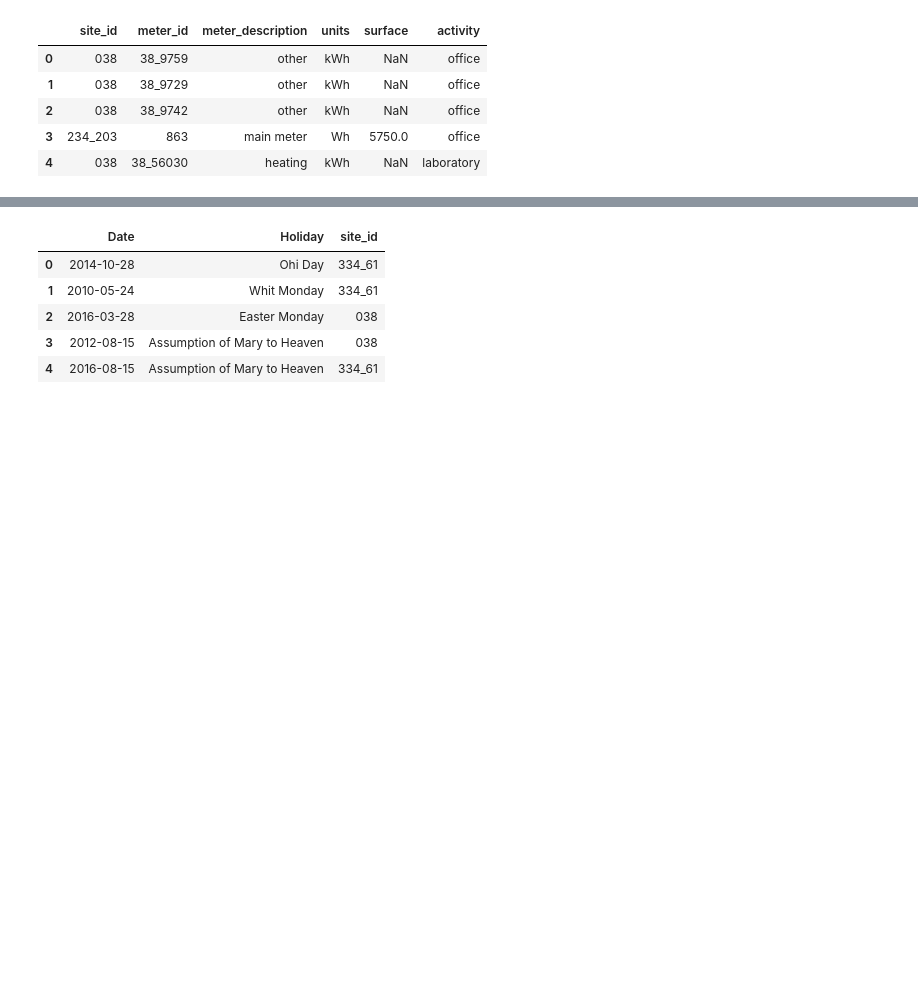
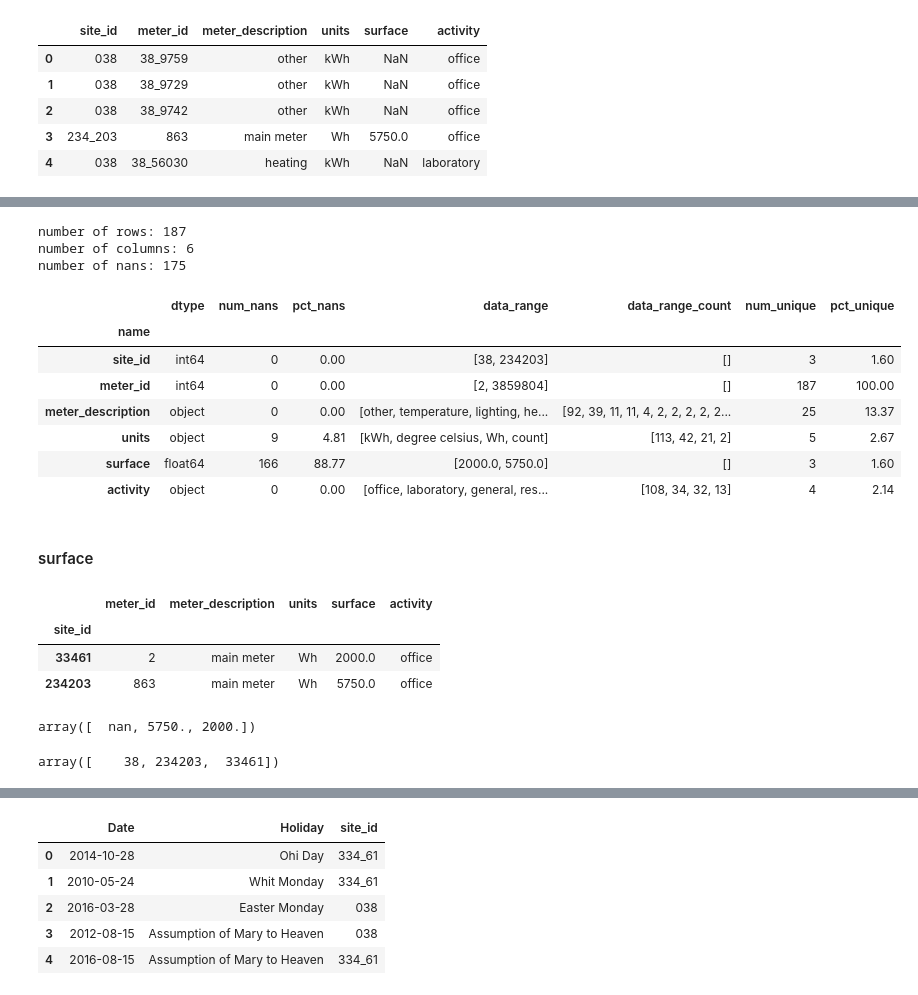
Before and after one commit to dgander000/DSND-Project-1, a Jupyter notebook: DSND-Project-1.ipynb, the cells around one changed output, grey strips where cells are left out. Cells and saved outputs as stored; diff of their text form; code cells hidden in the pictures; blank space fills up the shorter version.

```diff
--- a/DSND-Project-1.ipynb
+++ b/DSND-Project-1.ipynb
@@ -95,0 +71,27 @@ get_dataframe_info(df_metadata)
+# %%
+def get_dataframe_info(df):
+    info = {}
+
+    num_rows = df.shape[0]
+    num_cols = df.shape[1]
+    num_nans = df.isnull().sum(axis=0).sum()
+
+    info['name'] = df.columns.tolist()
+    info['dtype'] = df.dtypes.tolist()
+    nans = df.isnull().sum(axis=0).tolist()
+    info['num_nans'] = nans
+    pct_nans = [round((nan/df.shape[0])*100,2) for nan in nans]
+    info['pct_nans'] = pct_nans
+
+    col_data_range, col_data_range_count = data_range_info(df)
+    info['data_range'] = col_data_range
+    info['data_range_count'] = col_data_range_count
+
+    col_number_unique_vals, col_percent_unique_vals = unique_values_info(df)
+    info['num_unique'] = col_number_unique_vals
+    info['pct_unique'] = col_percent_unique_vals
+
+    df_info = pd.DataFrame(info)
+    df_info.set_index('name', inplace = True)
+
+    return num_rows, num_cols, num_nans, df_info
@@ -121,0 +141,35 @@ Number of rows: 187 Number of columns: 1
+# %%
+num_rows, num_cols, num_nans, df_metadata_info = get_dataframe_info(df_metadata)
+print('number of rows:', num_rows)
+print('number of columns:', num_cols)
+print('number of nans:', num_nans)
+display(df_metadata_info)
+# %% [output]
+number of rows: 187
+number of columns: 6
+number of nans: 175
+|  | dtype | num_nans | pct_nans | data_range | data_range_count | num_unique | pct_unique |
+| name |  |  |  |  |  |  |  |
+| site_id | int64 | 0 | 0.00 | [38, 234203] | [] | 3 | 1.60 |
+| meter_id | int64 | 0 | 0.00 | [2, 3859804] | [] | 187 | 100.00 |
+| meter_description | object | 0 | 0.00 | [other, temperature, lighting, he... | [92, 39, 11, 11, 4, 2, 2, 2, 2, 2... | 25 | 13.37 |
+| units | object | 9 | 4.81 | [kWh, degree celsius, Wh, count] | [113, 42, 21, 2] | 5 | 2.67 |
+| surface | float64 | 166 | 88.77 | [2000.0, 5750.0] | [] | 3 | 1.60 |
+| activity | object | 0 | 0.00 | [office, laboratory, general, res... | [108, 34, 32, 13] | 4 | 2.14 |
+# %% [markdown]
+#### surface
+# %%
+df_metadata[df_metadata['surface'].notnull()].groupby('site_id').first()
+# %% [output]
+|  | meter_id | meter_description | units | surface | activity |
+| site_id |  |  |  |  |  |
+| 33461 | 2 | main meter | Wh | 2000.0 | office |
+| 234203 | 863 | main meter | Wh | 5750.0 | office |
+# %%
+df_metadata['surface'].unique()
+# %% [output]
+array([  nan, 5750., 2000.])
+# %%
+df_metadata['site_id'].unique()
+# %% [output]
+array([    38, 234203,  33461])
```
Also changed, not shown: parts of 44 cells of this notebook.
